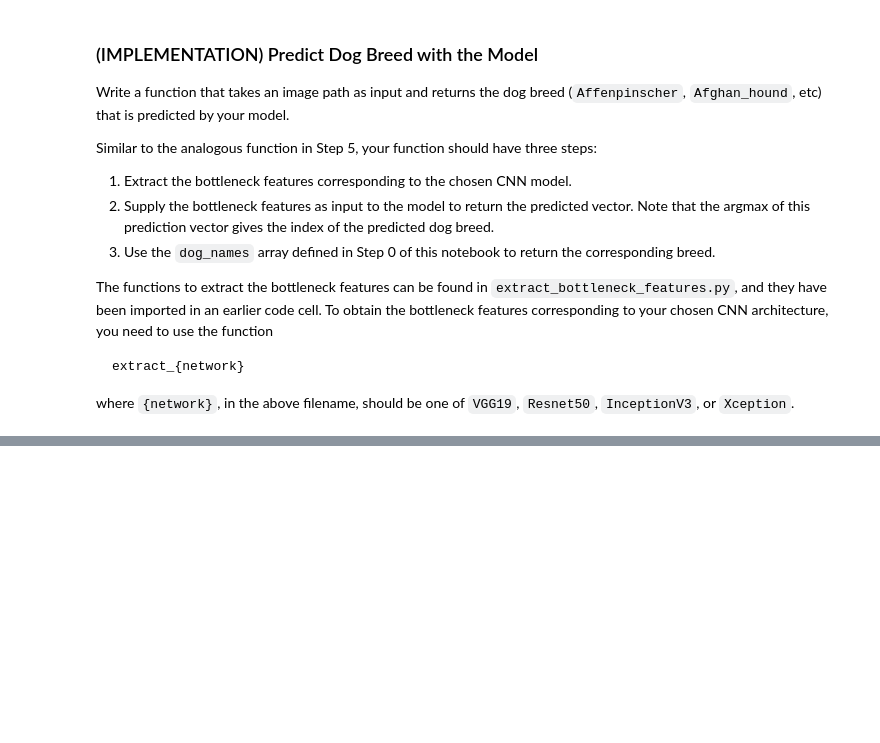
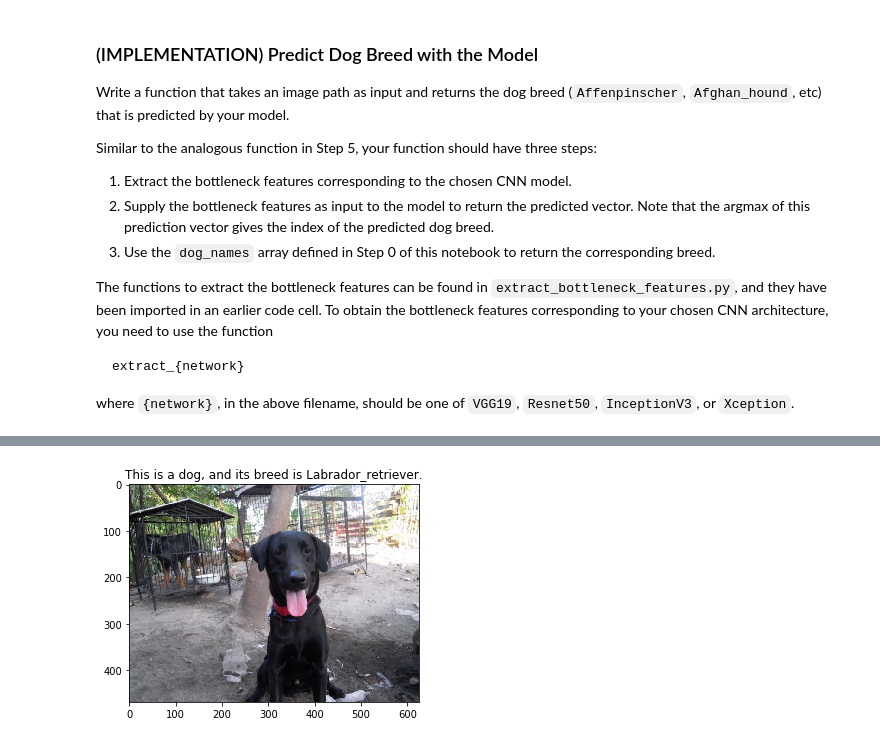
Before and after one commit to felixhllou/Udacity_Deep_Learning, a Jupyter notebook: Deep_Learning_Nanodegree_Foundations/P2_CNN_Dog_Breed_Classifier/dog_app.ipynb, the cells around one changed output, grey strips where cells are left out. Drawn from its saved outputs; the diff is of its cells as text; code cells hidden in the pictures; blank space fills up the shorter version.

```diff
--- a/Deep_Learning_Nanodegree_Foundations/P2_CNN_Dog_Breed_Classifier/dog_app.ipynb
+++ b/Deep_Learning_Nanodegree_Foundations/P2_CNN_Dog_Breed_Classifier/dog_app.ipynb
@@ -491,0 +674,14 @@ You are welcome to [augment the training data](https://blog.keras.io/building-po
+# %%
+### TODO: Train the model.
+from keras.callbacks import EarlyStopping
+
+checkpointer = ModelCheckpoint(filepath='saved_model.weights.best.ResNet50.hdf5',
+                               verbose=1, save_best_only=True)
+
+# create a stopper
+stopper = EarlyStopping(monitor='val_loss', min_delta=1e-4, patience=5, verbose=1, mode='auto')
+
+# fit the model
+my_ResNet50_model.fit(train_ResNet50, train_targets,
+          validation_data=(valid_ResNet50, valid_targets),
+          epochs=20, batch_size=20, callbacks=[checkpointer, stopper], verbose=1)
@@ -493,6 +708,7 @@ You are welcome to [augment the training data](https://blog.keras.io/building-po
 ### (IMPLEMENTATION) Load the Model with the Best Validation Loss
 # %%
 ### TODO: Load the model weights with the best validation loss.
+my_ResNet50_model.load_weights('saved_model.weights.best.ResNet50.hdf5')
 # %% [markdown]
 ### (IMPLEMENTATION) Test the Model
 
@@ -517,6 +741,15 @@ where `{network}`, in the above filename, should be one of `VGG19`, `Resnet50`,
 # %%
 ### TODO: Write a function that takes a path to an image as input
 ### and returns the dog breed that is predicted by the model.
+from extract_bottleneck_features import *
+
+def my_ResNet50_predict_breed(img_path):
+    # extract bottleneck features
+    bottleneck_feature = extract_Resnet50(path_to_tensor(img_path))
+    # obtain predicted vector
+    predicted_vector = my_ResNet50_model.predict(bottleneck_feature)
+    # return dog breed that is predicted by the ResNet50_model
+    return dog_names[np.argmax(predicted_vector)]
 # %% [markdown]
 ---
 <a id='step6'></a>
@@ -535,3 +768,24 @@ Some sample output for our algorithm is provided below, but feel free to design
 
 
 ### (IMPLEMENTATION) Write your Algorithm
+# %%
+### TODO: Write your algorithm.
+### Feel free to use as many code cells as needed.
+import matplotlib.pyplot as plt
+import matplotlib.image as mpimg
+
+def dog_human_prediction(img_path):
+    img = mpimg.imread(img_path)
+    _ = plt.imshow(img)
+    if face_detector(img_path):
+        plt.title("This is a human, and the resembling dog breed is %s." % my_ResNet50_predict_breed(img_path))
+    elif dog_detector(img_path):
+        plt.title ("This is a dog, and its breed is %s." % my_ResNet50_predict_breed(img_path))
+    else:
+        print("There is neither a human nor a dog in the image.")
+    plt.show()
+    return
+# %%
+dog_human_prediction("images/Labrador_retriever_06449.jpg")
+# %% [output]
+[figure, added]
```
Also changed, not shown: parts of 33 cells of this notebook, 1 other file.
